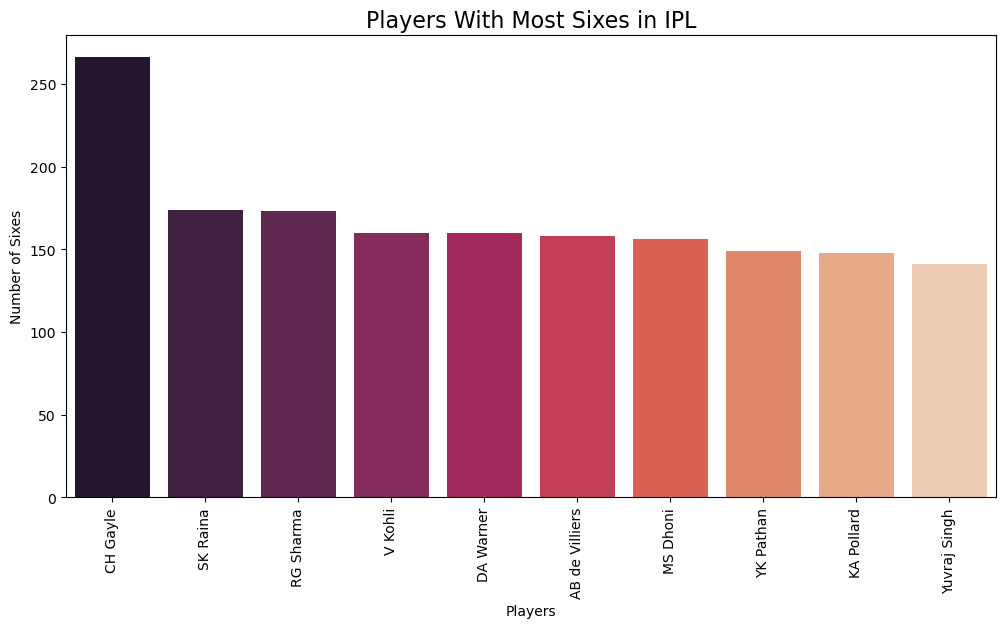
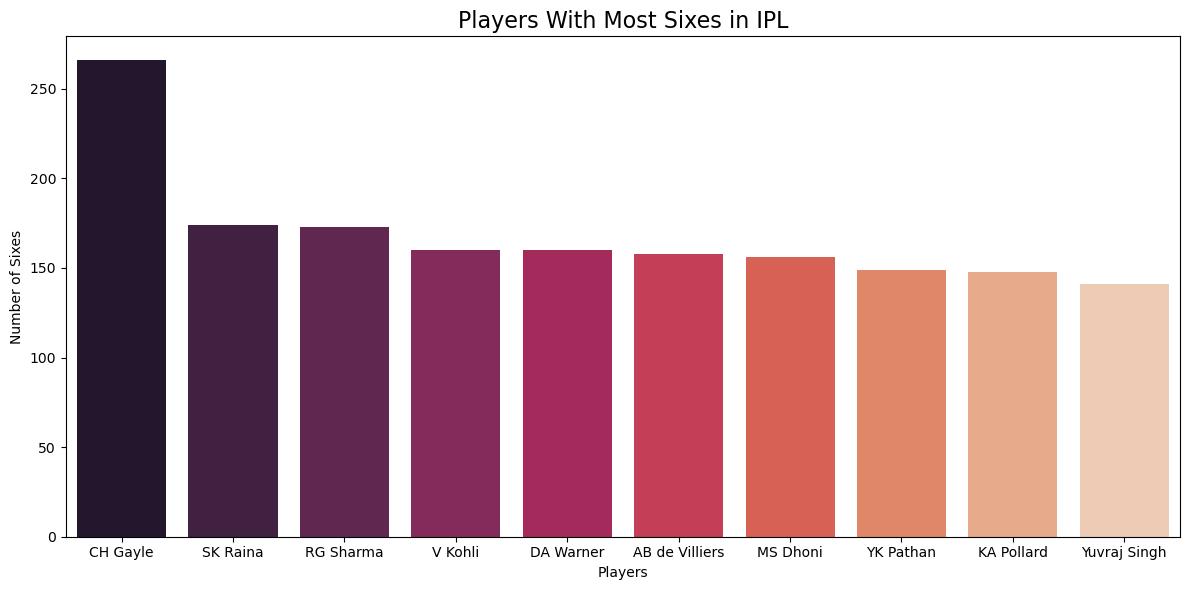
The notebook cell's code change between the first figure and the second:
--- before
+++ after
@@ -14,7 +14,5 @@
 plt.ylabel("Number of Sixes")
 
-plt.xticks(rotation=90)
+plt.tight_layout()
 
 plt.savefig("output/top_six_hitters.png")
-
-plt.show()

Commit: Updated notebook formatting and visualizations